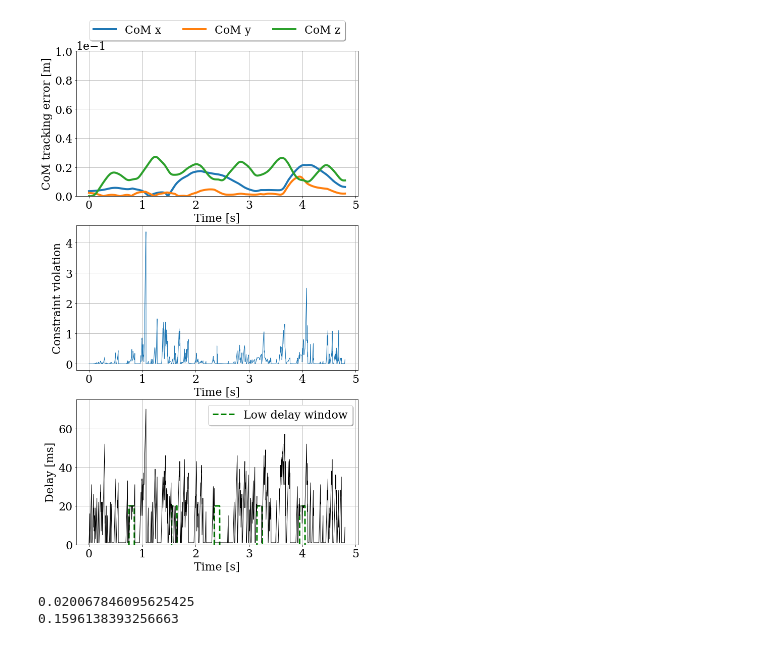
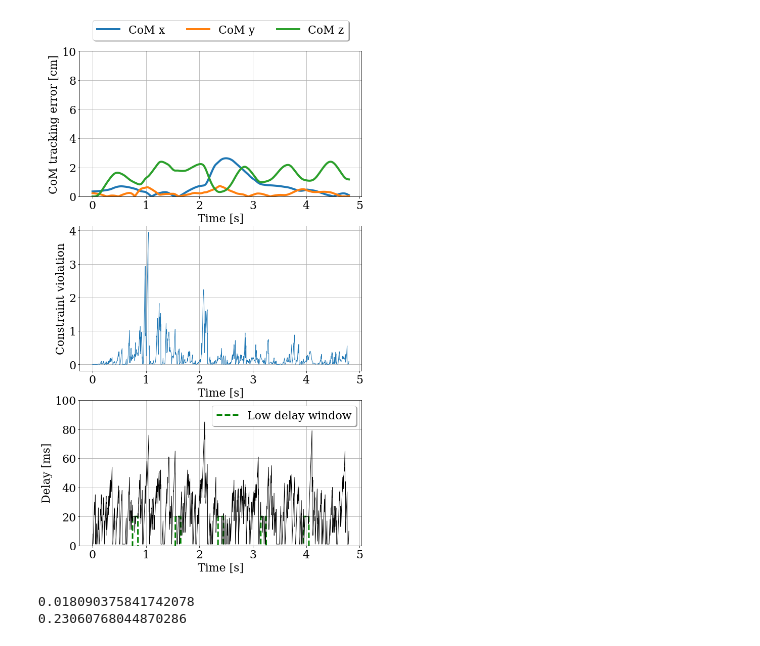
Before and after one commit to huaijiangzhu/delay_robust_invdyn, a Jupyter notebook: notebooks/walk.ipynb, the cells around one changed output. Cells and saved outputs as stored; diff of their text form; code cells hidden in the pictures.

Commit message:
new simulation

```diff
--- a/notebooks/walk.ipynb
+++ b/notebooks/walk.ipynb
@@ -50,7 +50,9 @@ DOUBLE_SUPPORT_DURATION = 5
 
 DELAY = 25
 NS3 = True
-SCENARIO = 'building3'
+SCENARIO = 'building'
+IDX = 10
+
 if NS3:
     LOWDELAY = 20
 else:
@@ -72,22 +74,8 @@ landing = STEP_DURATION
 steps_taken = 0
 
 if NS3:
-    ns3path = parentdir + '/data/ns3/rtt/'
-    td = np.load(ns3path + 'td_'+ SCENARIO +'.npy')
-    td = np.tile(td, int((N_SIMULATION + 1.0)/len(td)) + 1)
-    td = td[:N_SIMULATION]
-    time_received = np.array([i + td[i] for i in range(N_SIMULATION)])
-
-    for i in range(N_SIMULATION):
-        # find the latest command arrived before the current time
-        idx_arrived = np.nonzero(time_received <= i)[0]
-        if idx_arrived.size > 0:
-            delayed_idx = idx_arrived.max()
-        else:
-            delayed_idx = 0
-
-        DELAYED_IDX.append(delayed_idx)
-
+    ns3_path = parentdir + '/data/ns3/' + SCENARIO + '/delayed_idx/'
+    DELAYED_IDX = np.load(ns3_path + str(IDX) +'.npy')
 
 else:
     for i in range(N_SIMULATION):
@@ -395,55 +383,57 @@ fig, ax = plt.subplots(3, figsize=(10, 18))
 time = np.arange(0.0, N_SIMULATION*dt, dt)
 axes = ['x', 'y', 'z']
 for i in range(3):
-    err = np.abs([data.com.pos[i,0]-data.com.pos_ref[i,0] for data in LOG])
+    err = 100*np.abs([data.com.pos[i,0]-data.com.pos_ref[i,0] for data in LOG])
     ax[0].plot(time, err, lw=4, label='CoM '+axes[i])
 
 ax[0].grid()
 ax[0].set_xlabel('Time [s]')
-ax[0].set_ylabel('CoM tracking error' + ' [m]' )
+ax[0].set_ylabel('CoM tracking error' + ' [cm]' )
 _ = ax[0].legend(loc='upper center', bbox_to_anchor=(0.5, 1.25),
              ncol=3, fancybox=True, shadow=True)
-ax[0].ticklabel_format(style='sci', axis='y', scilimits=(0, 0))
-ax[0].set_ylim([0, 0.1])
+ax[0].set_ylim([0, 10])
 
 slack = [data.slack[1, 0] for data in LOG]
 ax[1].plot(time, slack, lw=1)
 ax[1].grid()
 ax[1].set_xlabel('Time [s]')
 ax[1].set_ylabel('Constraint violation' )
 # ax[1].ticklabel_format(style='sci', axis='y', scilimits=(0,0))
 # ax[1].set_ylim([0, 20])
 
 delays = [data.delay for data in LOG]
 ax[2].grid()
 ax[2].set_xlabel('Time [s]')
 ax[2].set_ylabel('Delay [ms]' )
-ax[2].set_ylim([0, 75])
+ax[2].set_ylim([0, 100])
 
 lowdelay_window = -1*np.ones(N_SIMULATION)
 for i in range(N_SIMULATION):
     for steps in range(1, N_STEPS):
         landing = STEP_DURATION * steps
         if landing - LOWDELAY_WINDOW <= i < landing + LOWDELAY_WINDOW:
             lowdelay_window[i] = LOWDELAY
 
 ax[2].plot(time, lowdelay_window, lw=3, color='g', ls='--', label='Low delay window')
 ax[2].plot(time, delays, lw=1, color='k')
 
 _ = ax[2].legend(loc='upper right', fancybox=True, shadow=True)
 
 file_name = 'walk_err_'
 if NS3:
     file_name += SCENARIO
+    file_name += str(IDX)
 if LOCAL:
     file_name += '_local'
-fig.savefig(file_name + '.png', bbox_inches='tight')
+
+plot_path = parentdir + '/data/plots/'
+fig.savefig(plot_path + file_name + '.png', bbox_inches='tight')
 # %% [output]
-[figure, old version]
+[figure, new version]
 # %%
 com_err = [np.linalg.norm(data.com.pos-data.com.pos_ref) for data in LOG]
 print np.mean(com_err)
 print np.mean(slack)
 # %% [output]
-0.020067846095625425
-0.1596138393256663
+0.018090375841742078
+0.23060768044870286
```
Also changed, not shown: 7 other files.
